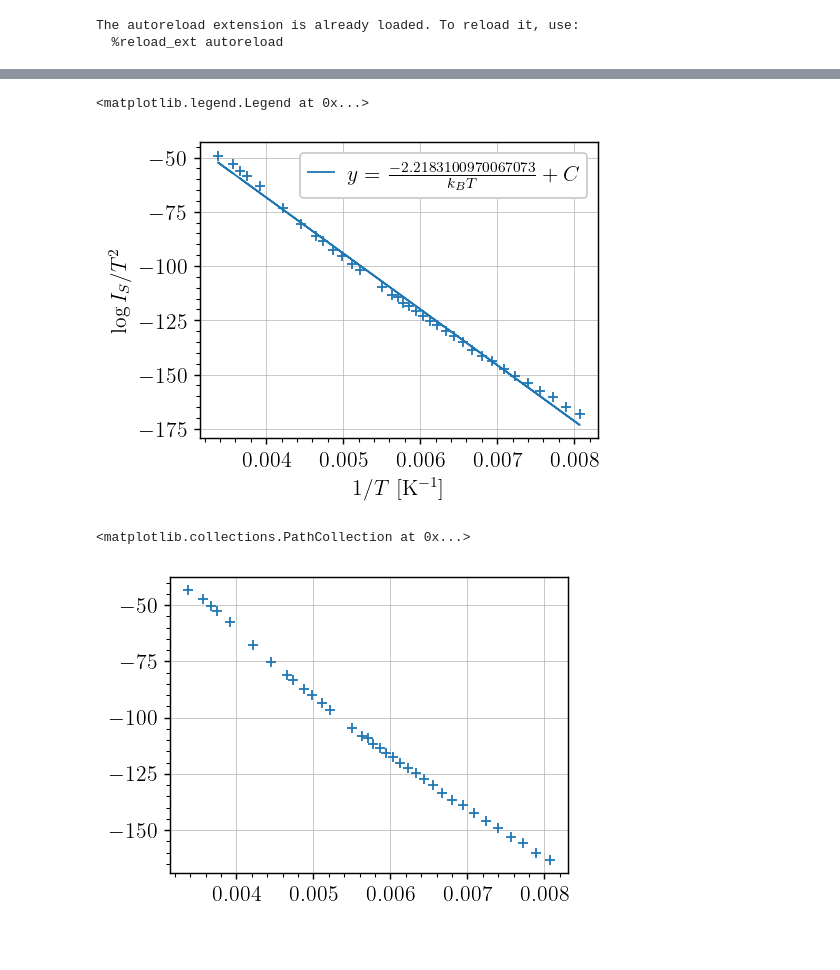
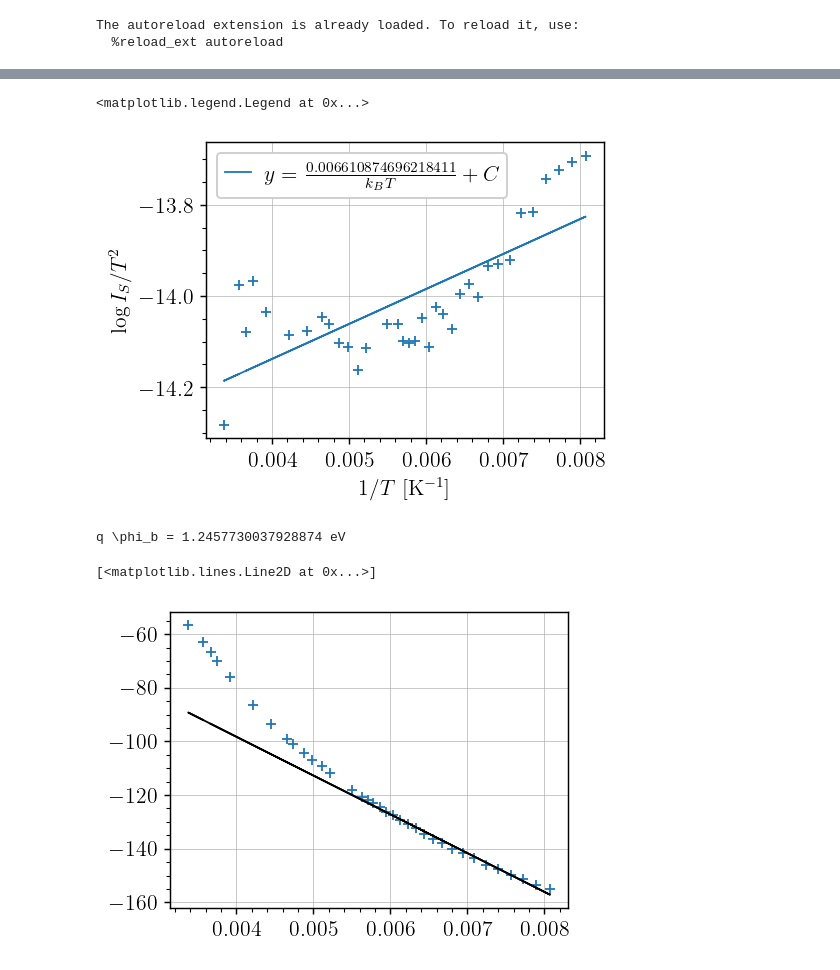
Before and after one commit to TomVdt/TPIII, a Jupyter notebook: 06-photoemission-interne/analyse/exp1.ipynb, the cells around one changed output, grey strips where cells are left out. Saved outputs shown, nothing was run; the diff lists cells and outputs as text; code cells hidden in the pictures.

```diff
--- a/06-photoemission-interne/analyse/exp1.ipynb
+++ b/06-photoemission-interne/analyse/exp1.ipynb
@@ -84,6 +107,6 @@ Text(0, 0.5, '$R$ [$\\Omega$]')
 # %%
 # Try extracting phi_b the other way [notice uuuuhhhh]
-y = np.log(I_s) - 2 * np.log(temperatures)
+y = np.log(I_s / temperatures**2)
 x = 1 / temperatures
 
 coefs, cov = np.polyfit(x, y, 1, cov=True)
@@ -98,12 +121,26 @@ plt.ylabel(r"$\log{I_S / T^2}$")
 plt.legend()
 # %% [output]
 <matplotlib.legend.Legend at 0x...>
-[figure, old version]
+[figure, new version]
-# %%
-# Alternative way [rapport 2018]
-y = n * np.log(all_params[:, 0]) - np.log(temperatures)
-x = 1 / temperatures
-plt.scatter(x, y)
-# %% [output]
-<matplotlib.collections.PathCollection at 0x...>
-[figure, removed]
+# %%
+# %matplotlib inline
+# Alternative way [rapport 2018]
+# Modified Richardson Plot
+y = n * np.log(I_s / temperatures**2 / A)
+x = 1 / temperatures
+# y = (I_s / temperatures**2 / A)
+# x = 1 / temperatures / n
+
+
+coefs, cov = np.polyfit(x[x > 0.0055], y[x > 0.0055], 1, cov=True)
+fitfunc = np.poly1d(coefs)
+
+phi_b_times_q_richardson = -coefs[0] * sc.constants.k * EV_PER_JOULE
+print(fr"q \phi_b = {phi_b_times_q_richardson} eV")
+
+plt.scatter(x, y)
+plt.plot(x, fitfunc(x), c='k')
+# %% [output]
+q \phi_b = 1.2457730037928874 eV
+[<matplotlib.lines.Line2D at 0x...>]
+[figure, added]
```
Also changed, not shown: parts of 5 cells of this notebook, 4 other files.
